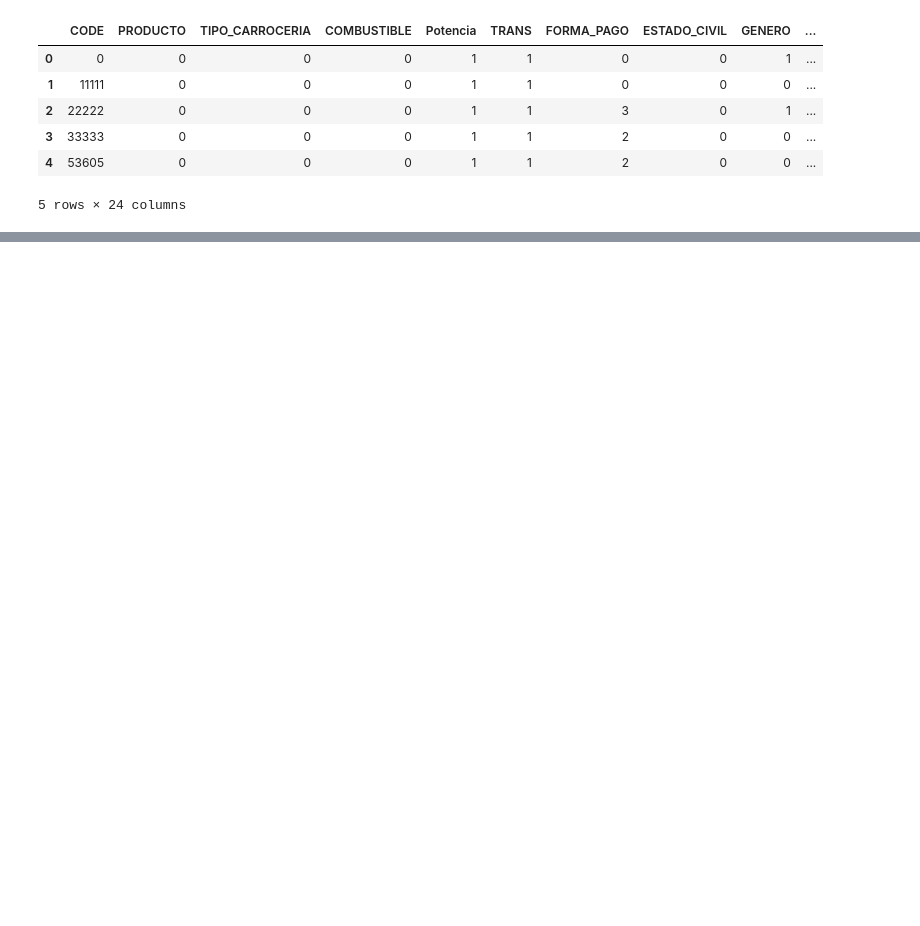
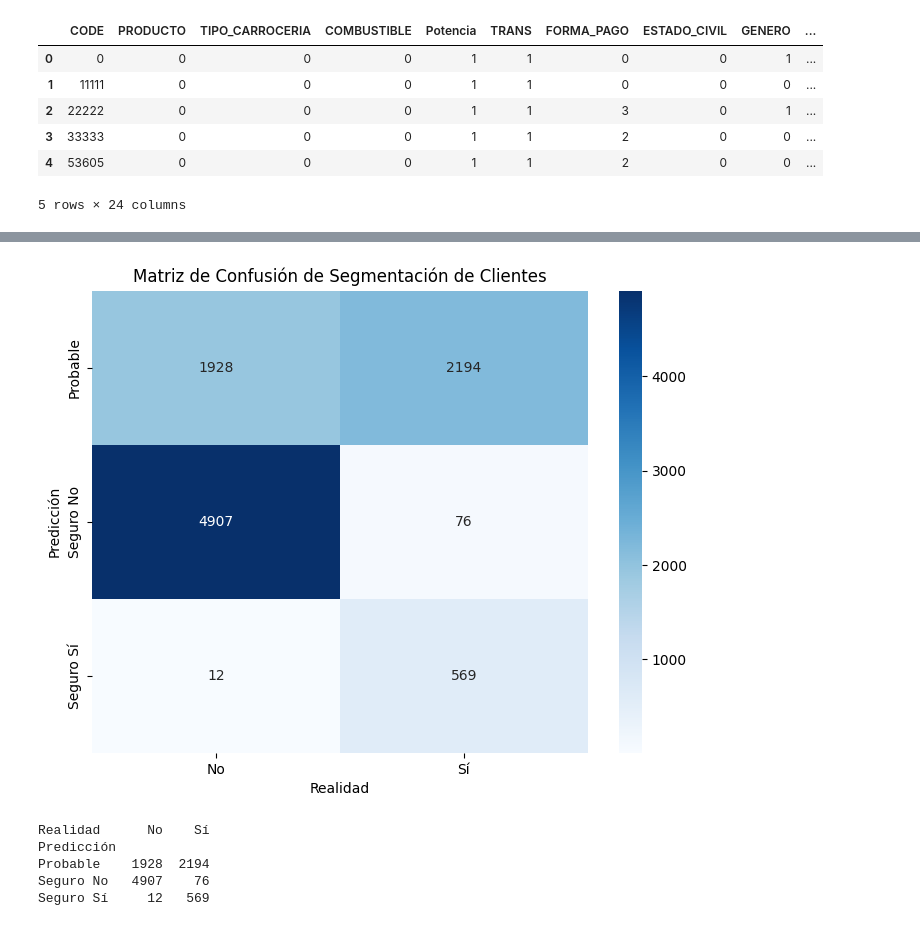
Before and after one commit to josean9/IA-Casos, a Jupyter notebook: documents/03_lanzamiento_de_modelos.ipynb, the cells around one changed output, grey strips where cells are left out. Cells and saved outputs as stored; diff of their text form; code cells hidden in the pictures; blank space fills up the shorter version.

```diff
--- a/documents/03_lanzamiento_de_modelos.ipynb
+++ b/documents/03_lanzamiento_de_modelos.ipynb
@@ -191 +141,63 @@ Seguro Sí      78  1105
+# %%
+
+# Umbrales ajustables
+umbral_seguro_si = 0.9
+umbral_probable_no = 0.3
+
+# Obtener el mejor modelo de RandomForest según recall
+best_rf_params = results_df.iloc[0][['criterion', 'max_depth', 'min_samples_split', 'min_samples_leaf', 'n_estimators']].to_dict()
+
+best_rf = RandomForestClassifier(
+    criterion=best_rf_params['criterion'],
+    max_depth=int(best_rf_params['max_depth']),
+    min_samples_split=int(best_rf_params['min_samples_split']),
+    min_samples_leaf=int(best_rf_params['min_samples_leaf']),
+    n_estimators=int(best_rf_params['n_estimators']),
+    class_weight='balanced',
+    random_state=42
+)
+
+# Entrenar el mejor modelo
+best_rf.fit(X_train, y_train)
+
+# Obtener probabilidades de compra
+y_pred_proba_rf = best_rf.predict_proba(X_test)[:, 1]
+
+
+# Función para categorizar clientes según probabilidades
+def categorize_customers(prob):
+    if prob >= umbral_seguro_si:
+        return "Seguro Sí"
+    elif prob >= umbral_probable_no:
+        return "Probable"
+    else:
+        return "Seguro No"
+
+# Aplicar la categorización
+y_pred_categories_rf = np.array([categorize_customers(p) for p in y_pred_proba_rf])
+
+# Crear DataFrame con predicciones y realidad
+results_df_rf = pd.DataFrame({
+    "Predicción": y_pred_categories_rf,
+    "Realidad": y_test.map({1: "Sí", 0: "No"})  # Convertir valores 1/0 en Sí/No
+})
+
+# Crear matriz de confusión para visualizar mejor
+conf_matrix = pd.crosstab(results_df_rf["Predicción"], results_df_rf["Realidad"], rownames=["Predicción"], colnames=["Realidad"])
+
+# Mostrar la matriz de confusión
+plt.figure(figsize=(8,6))
+sns.heatmap(conf_matrix, annot=True, fmt='d', cmap="Blues")
+plt.title("Matriz de Confusión de Segmentación de Clientes")
+plt.show()
+
+# Mostrar los datos en tabla
+print(conf_matrix)
+# %% [output]
+[figure, added]
+Realidad      No    Sí
+Predicción
+Probable    1928  2194
+Seguro No   4907    76
+Seguro Sí     12   569
 # %%
```
Also changed, not shown: parts of 9 cells of this notebook, 3 other files.
